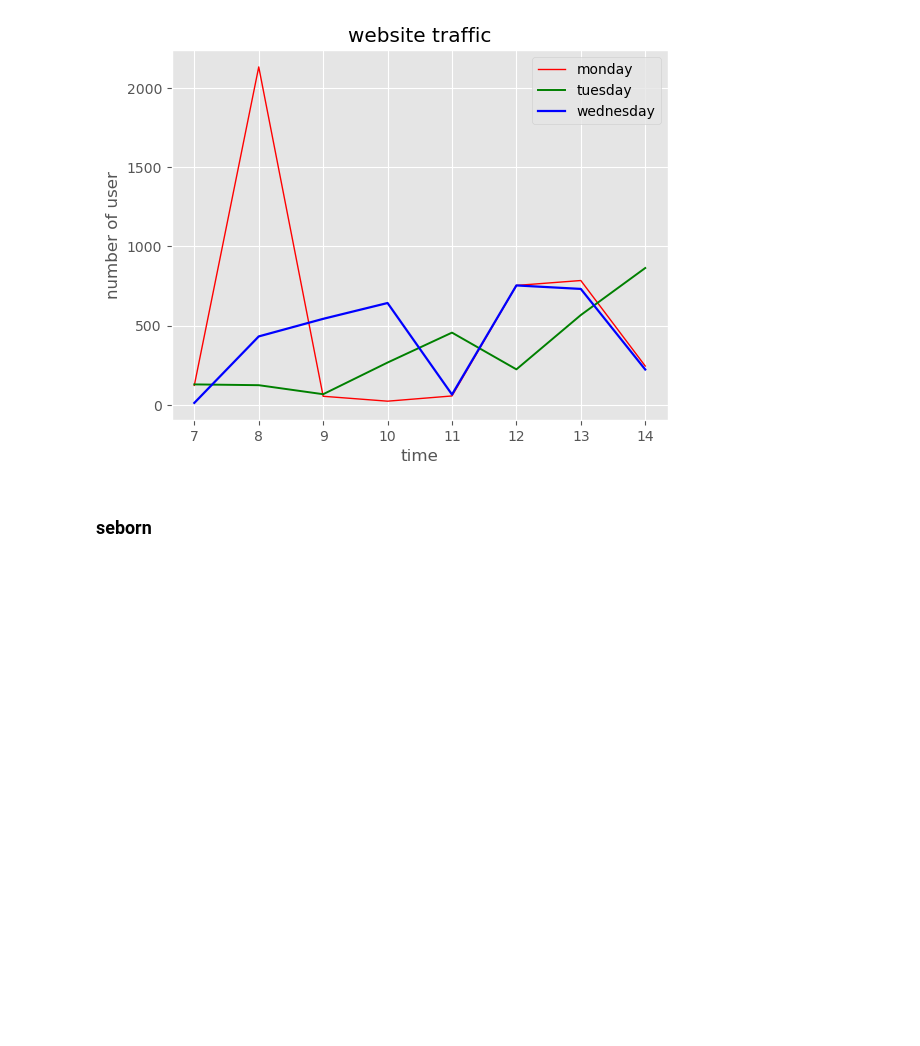
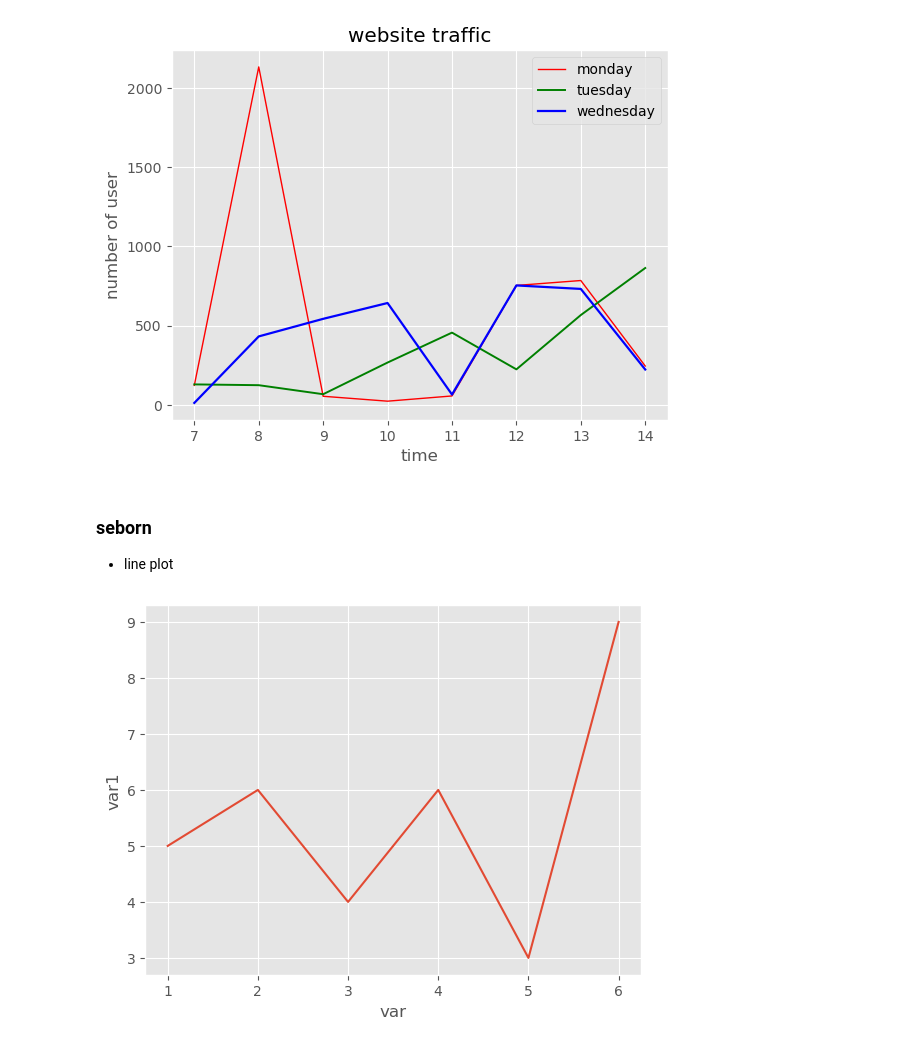
Before and after one commit to rosangithub/datascience, a Jupyter notebook: learning.ipynb, the cells around one changed output. Saved outputs shown, nothing was run; the diff lists cells and outputs as text; code cells hidden in the pictures; blank space fills up the shorter version.

Commit message:
data formatting

```diff
--- a/learning.ipynb
+++ b/learning.ipynb
@@ -372,3 +372,4 @@ plt.show()
 [figure]
 # %% [markdown]
 ### seborn
+- line plot
@@ -374,0 +378,8 @@ plt.show()
+# %%
+var=[1,2,3,4,5,6]
+var1=[5,6,4,6,3,9]
+df=pd.DataFrame({"var":var,"var1":var1})
+sns.lineplot(x='var',y='var1',data=df)
+plt.show()
+# %% [output]
+[figure, added]
```
Also changed, not shown: parts of 16 cells of this notebook, 1 other file.
